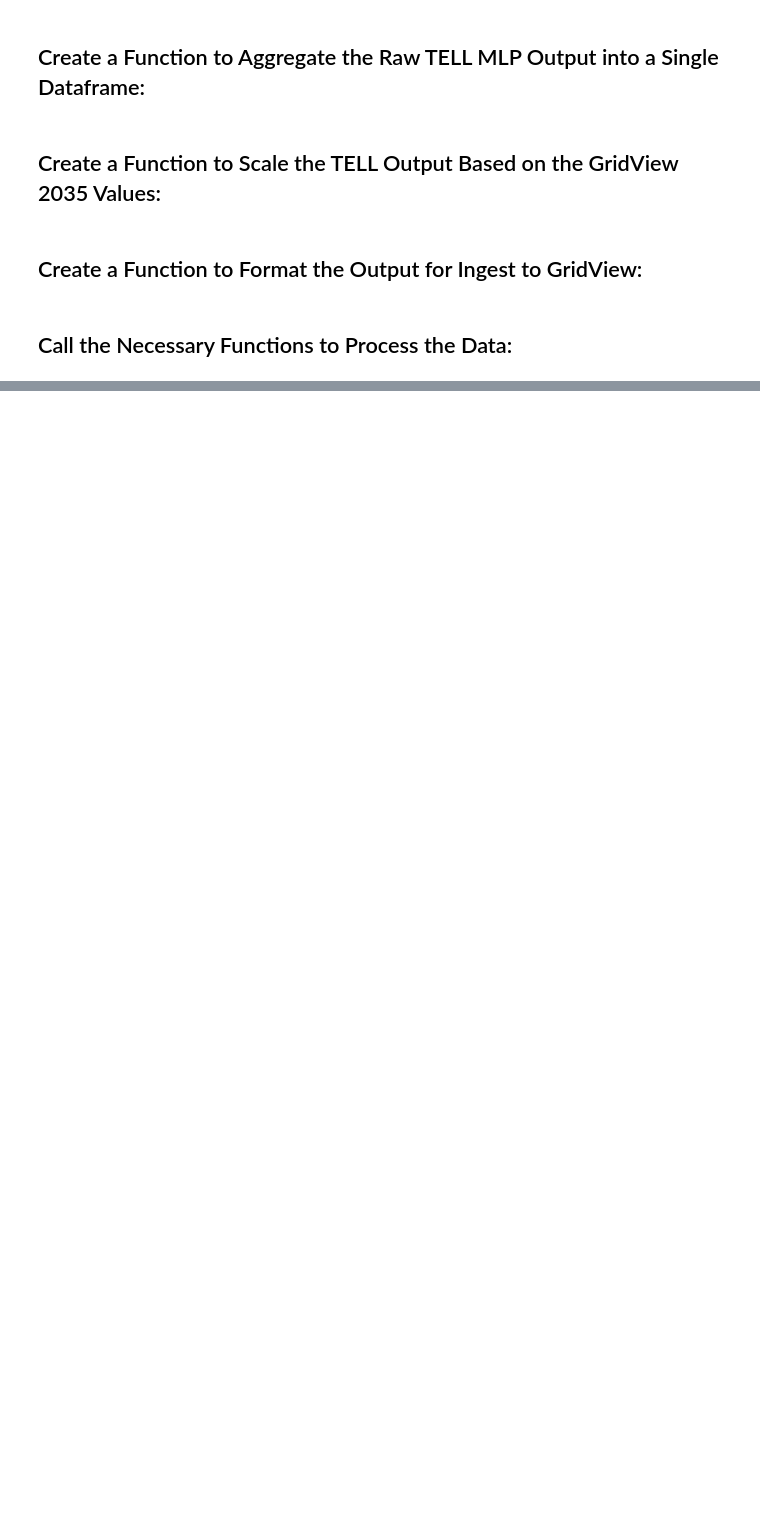
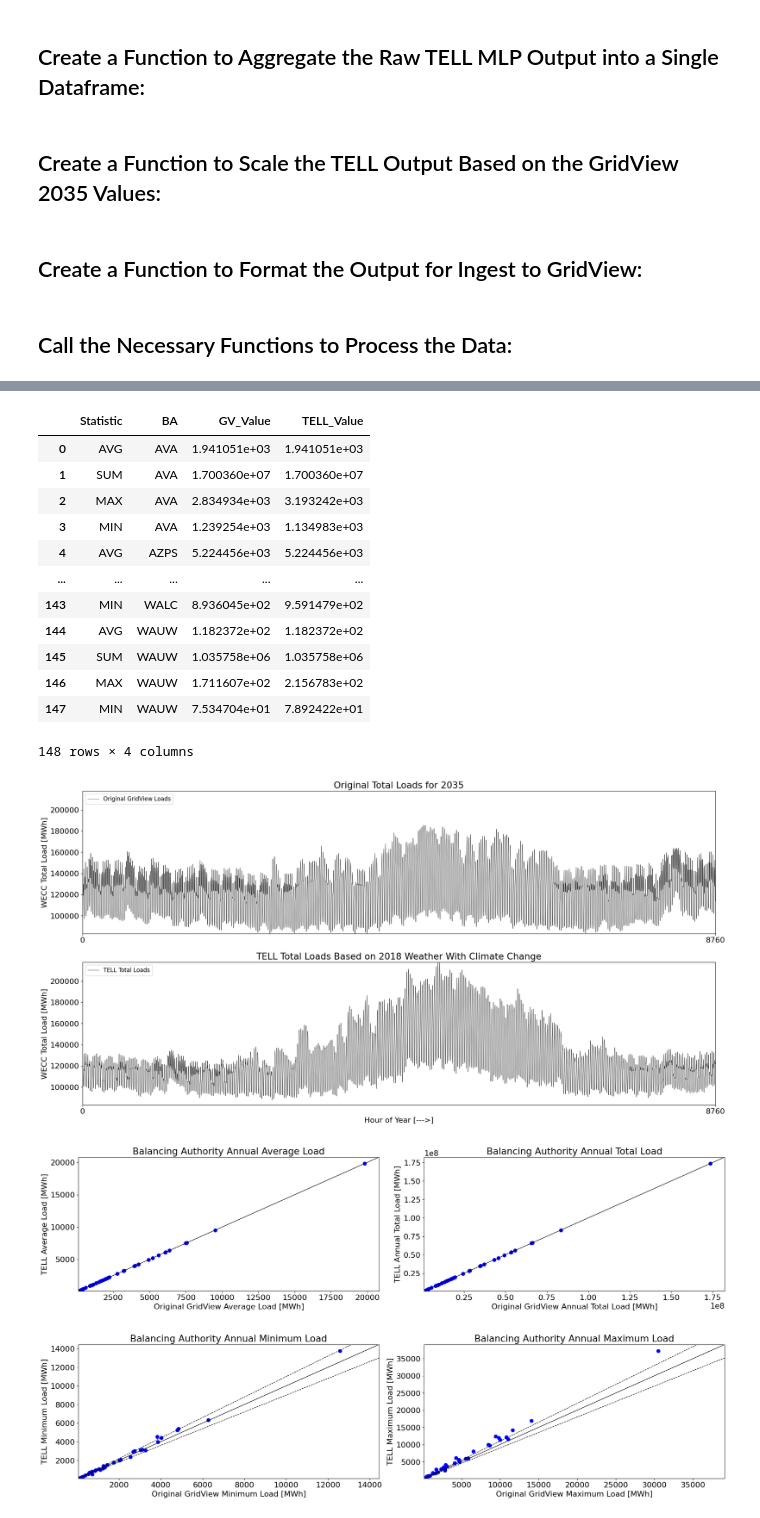
Before and after one commit to cdburley/ntp_heat_wave_loads, a Jupyter notebook: notebooks/process_load_data.ipynb, the cells around one changed output, grey strips where cells are left out. Cells and saved outputs as stored; diff of their text form; code cells hidden in the pictures; blank space fills up the shorter version.

```diff
--- a/notebooks/process_load_data.ipynb
+++ b/notebooks/process_load_data.ipynb
@@ -14,6 +15,7 @@ import numpy as np
 # %%
 # Identify the data input and output directory:
 data_dir =  '/Users/burl878/Documents/Code/code_repos/ntp_heat_wave_loads/data/'
+plot_dir =  '/Users/burl878/Documents/Code/code_repos/ntp_heat_wave_loads/plots/'
 # %% [markdown]
 ## Suppress Future Warnings
 # %%
@@ -283,0 +420,24 @@ output_df
+# %%
+stats_df, load_df = create_summary_plots(data_dir = data_dir,
+                                         year_to_process = '2058',
+                                         image_output_dir = plot_dir,
+                                         image_resolution = 300,
+                                         save_images = True)
+
+stats_df
+# %% [output]
+|  | Statistic | BA | GV_Value | TELL_Value |
+| 0 | AVG | AVA | 1.941051e+03 | 1.941051e+03 |
+| 1 | SUM | AVA | 1.700360e+07 | 1.700360e+07 |
+| 2 | MAX | AVA | 2.834934e+03 | 3.193242e+03 |
+| 3 | MIN | AVA | 1.239254e+03 | 1.134983e+03 |
+| 4 | AVG | AZPS | 5.224456e+03 | 5.224456e+03 |
+| ... | ... | ... | ... | ... |
+| 143 | MIN | WALC | 8.936045e+02 | 9.591479e+02 |
+| 144 | AVG | WAUW | 1.182372e+02 | 1.182372e+02 |
+| 145 | SUM | WAUW | 1.035758e+06 | 1.035758e+06 |
+| 146 | MAX | WAUW | 1.711607e+02 | 2.156783e+02 |
+| 147 | MIN | WAUW | 7.534704e+01 | 7.892422e+01 |
+148 rows × 4 columns
+[figure, added]
+[figure, added]
```
Also changed, not shown: parts of 6 cells of this notebook, 4 other files.
